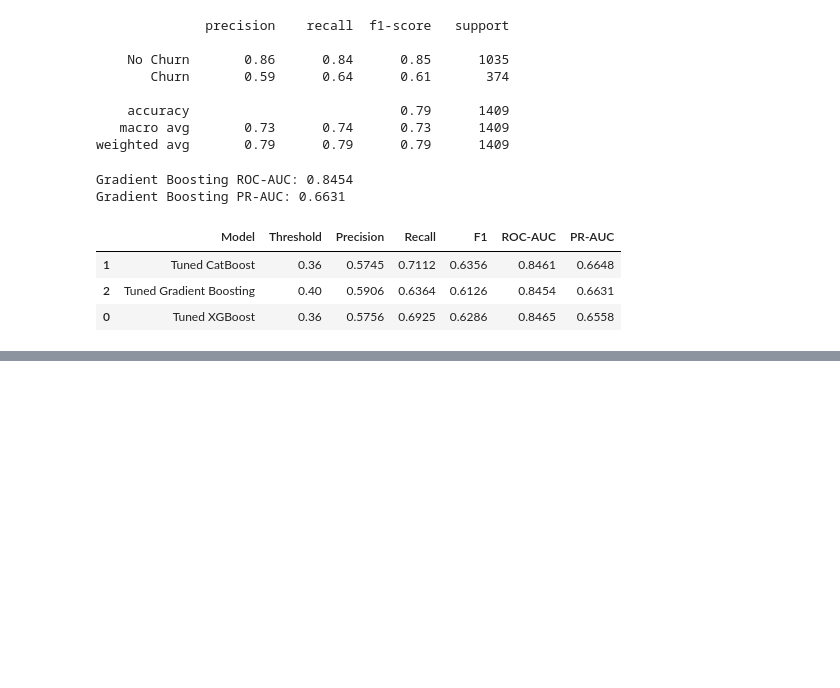
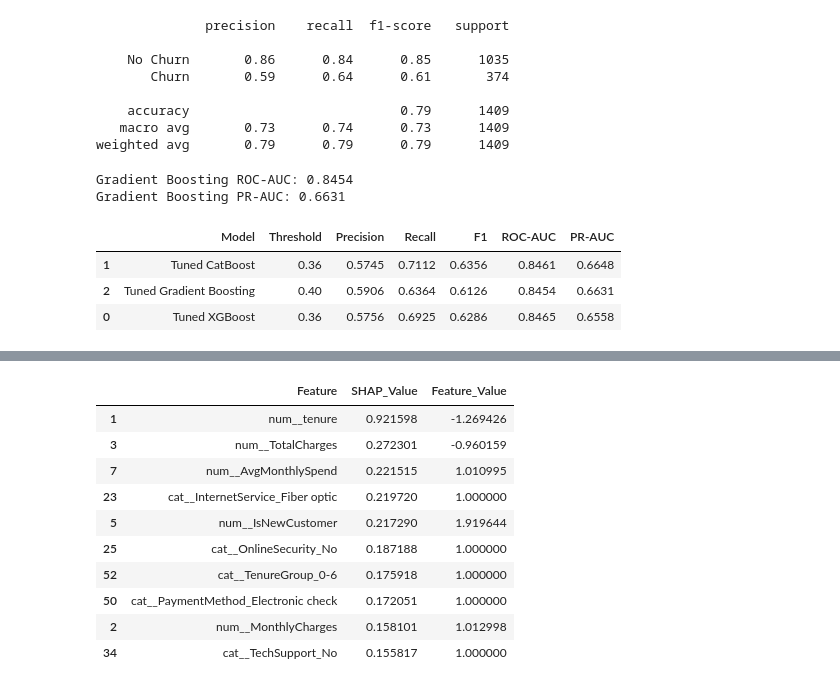
Before and after one commit to Sushil-Meher/ChurnSense, a Jupyter notebook: notebooks/01_churn_prediction.ipynb, the cells around one changed output, grey strips where cells are left out. Drawn from its saved outputs; the diff is of its cells as text; code cells hidden in the pictures; blank space fills up the shorter version.

```diff
--- a/notebooks/01_churn_prediction.ipynb
+++ b/notebooks/01_churn_prediction.ipynb
@@ -2128,0 +2296,25 @@ final_model_results_df.sort_values(
+# %%
+customer_explanation = pd.DataFrame({
+    "Feature": feature_names,
+    "SHAP_Value": customer_shap_values,
+    "Feature_Value": X_test_dense[highest_risk_position]
+})
+
+customer_explanation = customer_explanation.sort_values(
+    "SHAP_Value",
+    ascending=False
+)
+
+customer_explanation.head(10)
+# %% [output]
+|  | Feature | SHAP_Value | Feature_Value |
+| 1 | num__tenure | 0.921598 | -1.269426 |
+| 3 | num__TotalCharges | 0.272301 | -0.960159 |
+| 7 | num__AvgMonthlySpend | 0.221515 | 1.010995 |
+| 23 | cat__InternetService_Fiber optic | 0.219720 | 1.000000 |
+| 5 | num__IsNewCustomer | 0.217290 | 1.919644 |
+| 25 | cat__OnlineSecurity_No | 0.187188 | 1.000000 |
+| 52 | cat__TenureGroup_0-6 | 0.175918 | 1.000000 |
+| 50 | cat__PaymentMethod_Electronic check | 0.172051 | 1.000000 |
+| 2 | num__MonthlyCharges | 0.158101 | 1.012998 |
+| 34 | cat__TechSupport_No | 0.155817 | 1.000000 |
```
Also changed, not shown: parts of 22 cells of this notebook.
